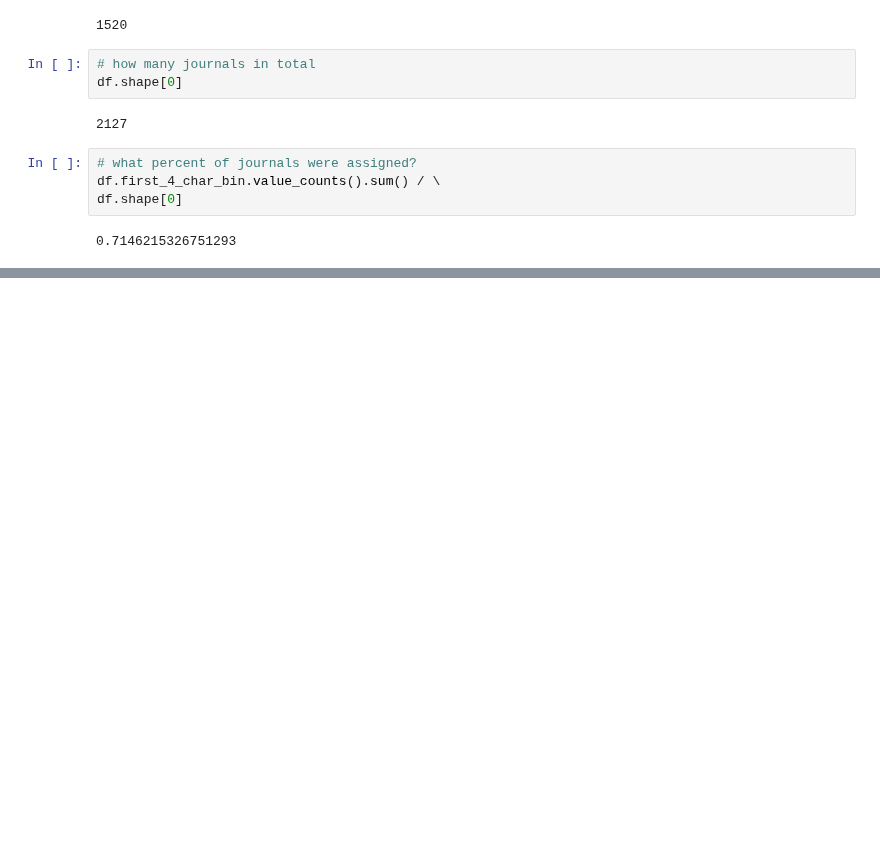
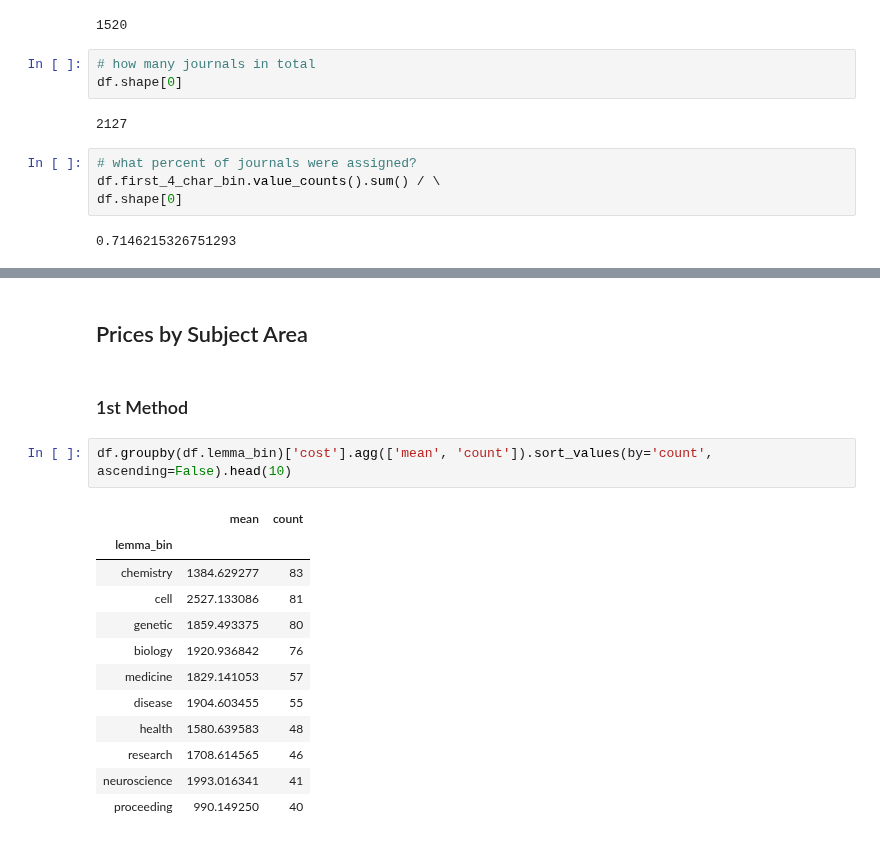
Before and after one commit to mrkjhsn/Thinkful-Exercises, a Jupyter notebook: data_cleaning_validation.ipynb, the cells around one changed output, grey strips where cells are left out. Drawn from its saved outputs; the diff is of its cells as text; blank space fills up the shorter version.

```diff
--- a/data_cleaning_validation.ipynb
+++ b/data_cleaning_validation.ipynb
@@ -519,0 +548,19 @@ df[df.first_4_char_bin.isna()].head(20)
+# %% [markdown]
+## Prices by Subject Area
+# %% [markdown]
+### 1st Method
+# %%
+df.groupby(df.lemma_bin)['cost'].agg(['mean', 'count']).sort_values(by='count', ascending=False).head(10)
+# %% [output]
+|  | mean | count |
+| lemma_bin |  |  |
+| chemistry | 1384.629277 | 83 |
+| cell | 2527.133086 | 81 |
+| genetic | 1859.493375 | 80 |
+| biology | 1920.936842 | 76 |
+| medicine | 1829.141053 | 57 |
+| disease | 1904.603455 | 55 |
+| health | 1580.639583 | 48 |
+| research | 1708.614565 | 46 |
+| neuroscience | 1993.016341 | 41 |
+| proceeding | 990.149250 | 40 |
```
Also changed, not shown: parts of 39 cells of this notebook.
